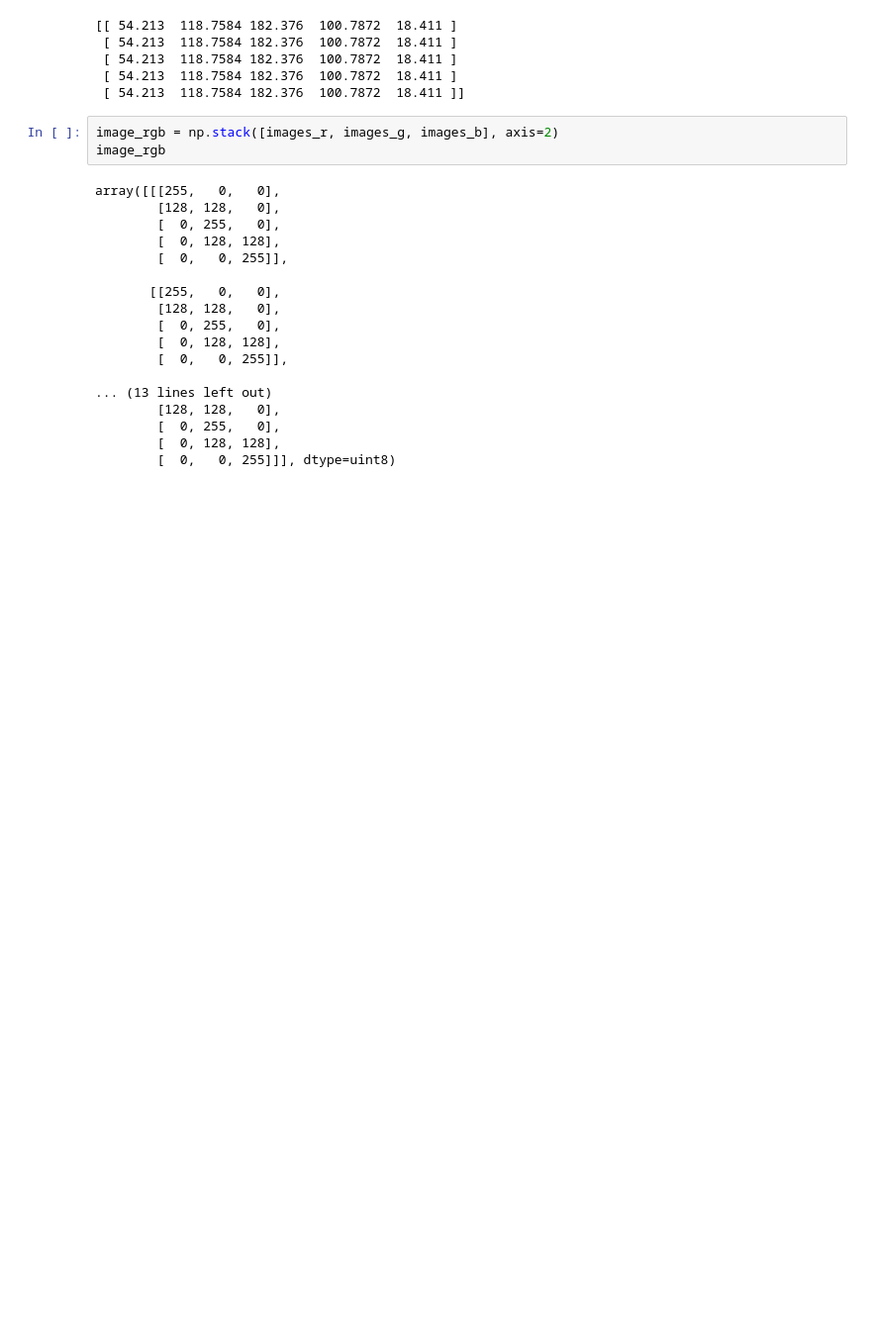
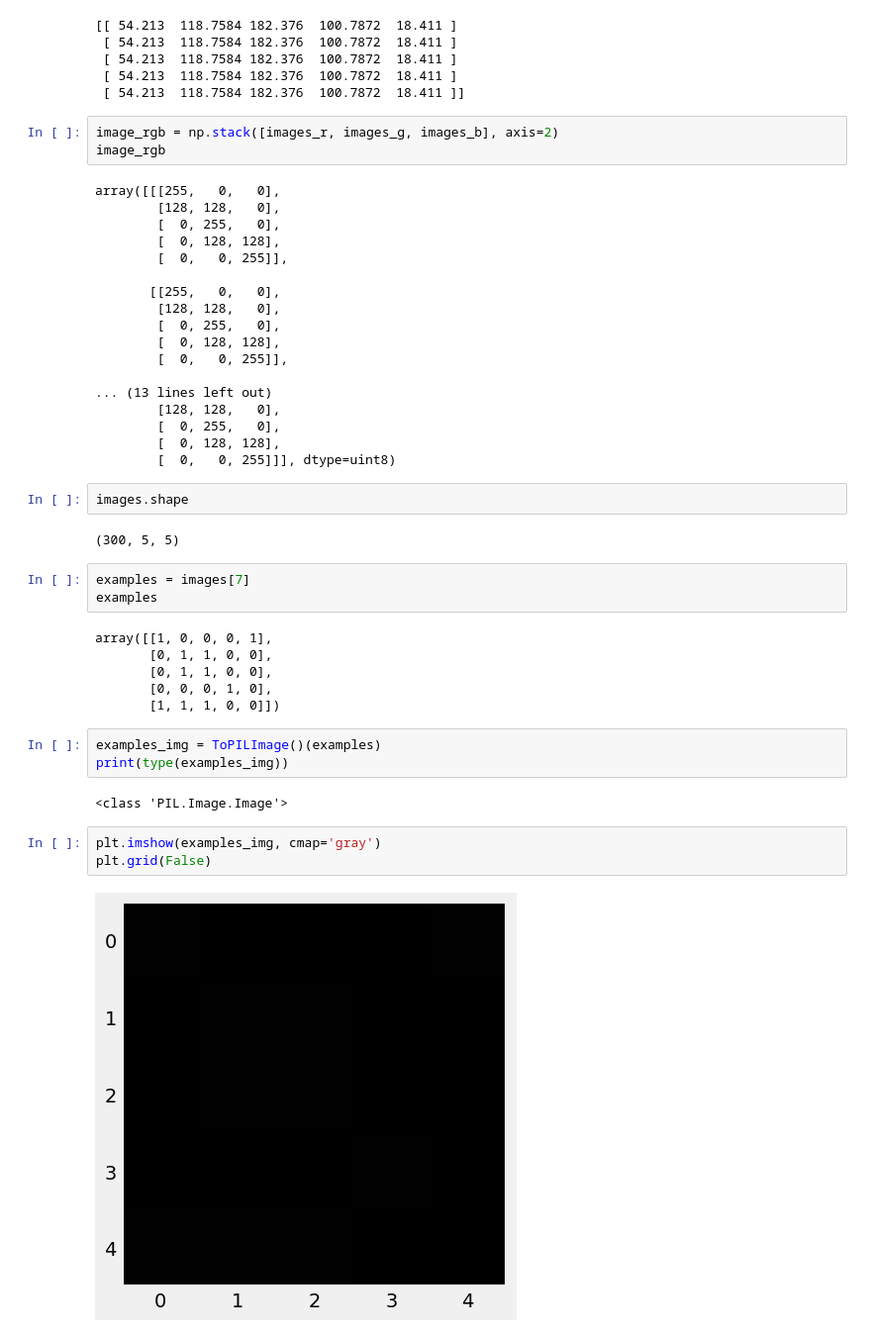
Before and after one commit to rabobahago/complete_deep_learning_pytorch, a Jupyter notebook: basics_and_pytorch/classifying_images.ipynb, the cells around one changed output. Shown at 99% size. Drawn from its saved outputs; the diff is of its cells as text; blank space fills up the shorter version.

Commit message:
images transformation and augmentation added

```diff
--- a/basics_and_pytorch/classifying_images.ipynb
+++ b/basics_and_pytorch/classifying_images.ipynb
@@ -142,3 +142,26 @@ array([[[255,   0,   0],
         [  0, 255,   0],
         [  0, 128, 128],
         [  0,   0, 255]]], dtype=uint8)
+# %%
+images.shape
+# %% [output]
+(300, 5, 5)
+# %%
+examples = images[7]
+examples
+# %% [output]
+array([[1, 0, 0, 0, 1],
+       [0, 1, 1, 0, 0],
+       [0, 1, 1, 0, 0],
+       [0, 0, 0, 1, 0],
+       [1, 1, 1, 0, 0]])
+# %%
+examples_img = ToPILImage()(examples)
+print(type(examples_img))
+# %% [output]
+<class 'PIL.Image.Image'>
+# %%
+plt.imshow(examples_img, cmap='gray')
+plt.grid(False)
+# %% [output]
+[figure, added]
```
